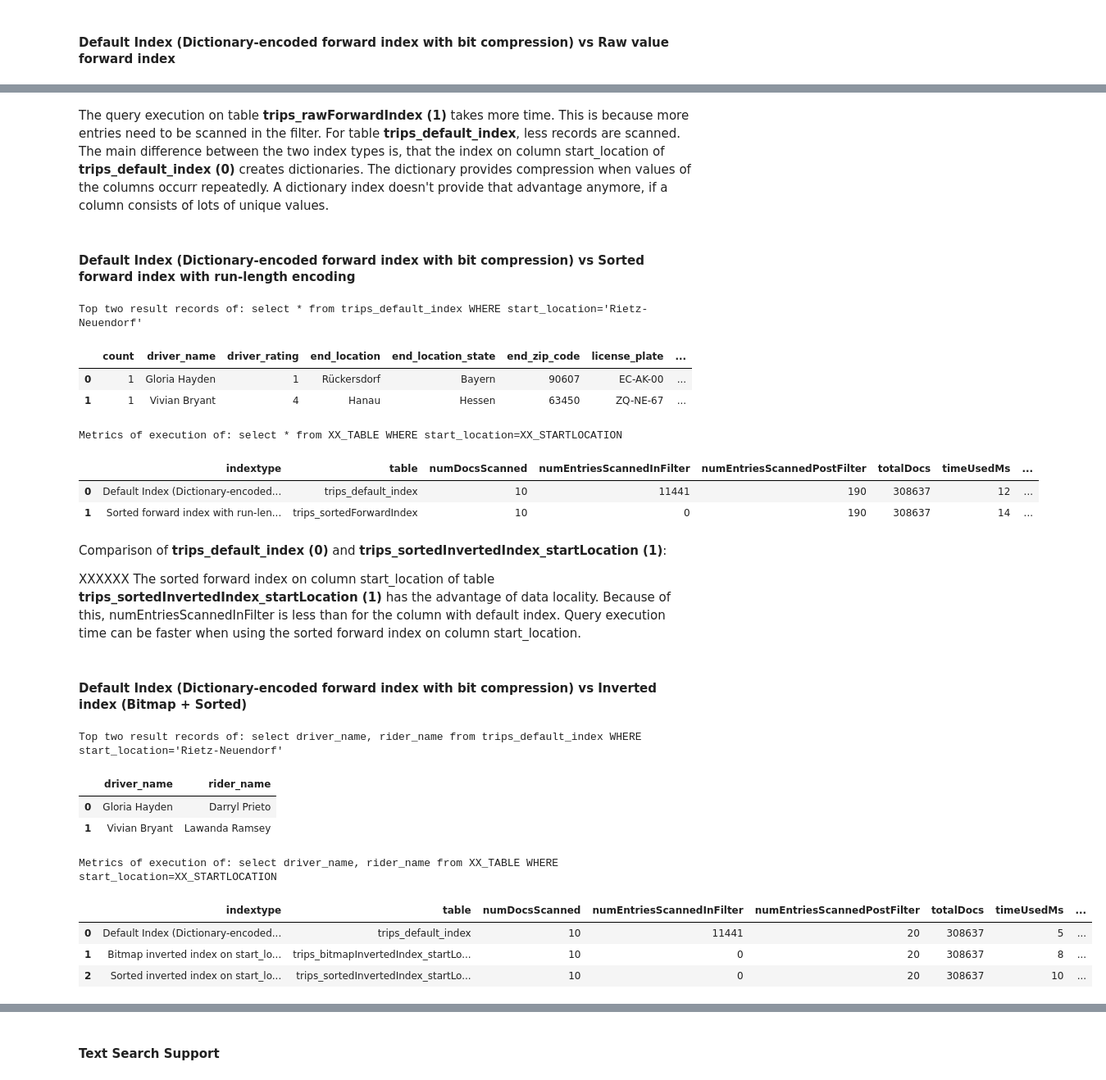
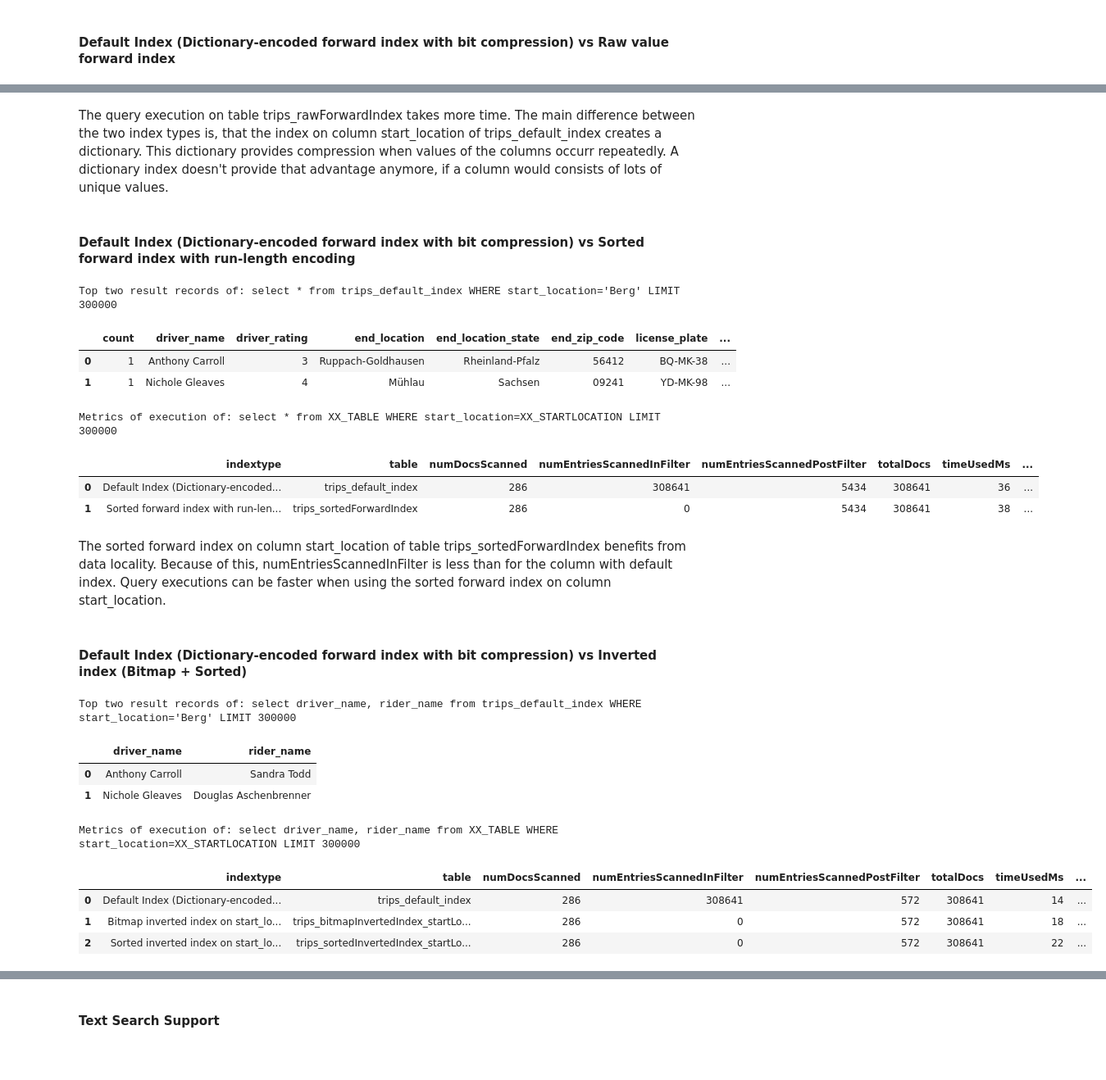
Before and after one commit to timebertt/adm-pinot, a Jupyter notebook: Index.ipynb, the cells around one changed output, grey strips where cells are left out. Shown at 82% size. Drawn from its saved outputs; the diff is of its cells as text; code cells hidden in the pictures; blank space fills up the shorter version.

Commit message:
Update Index Notebook (closing remarks tbd)

```diff
--- a/Index.ipynb
+++ b/Index.ipynb
@@ -21,5 +21,6 @@ The tables are real-time tables and consume data from the same Kafka topic. Ther
 (Remark: We are only checking the last updated time stamp for one specific table and assume, that there is no high time deviation for the different tables.)
 # %%
+#Array to collect details of created tables
 table_list = []
 
 json_tableConfig = {
@@ -55,6 +56,7 @@ json_tableConfig = {
   }
 }
 
+#helper function
 def createTable(newTable_name, index_text, tableconfig_json):
     #Input: Name of new table, index description, table configuration in json structure
     response = requests.post('http://pinot-controller.pinot:9000/tables', json=tableconfig_json)
@@ -76,20 +78,17 @@ newTable_rawForwardIndex["tableName"] = "trips_rawForwardIndex"
 newTable_rawForwardIndex["tableIndexConfig"]["noDictionaryColumns"] = ["start_location"]
 createTable(newTable_rawForwardIndex["tableName"], 'Raw value forward index on start_location',newTable_rawForwardIndex)
 
-
 # Create a new table with sorted forward index with run-length encoding
 newTable_sortedForwardIndex = copy.deepcopy(json_tableConfig)
 newTable_sortedForwardIndex["tableName"] = "trips_sortedForwardIndex"
 newTable_sortedForwardIndex["tableIndexConfig"]["sortedColumn"] = ["start_location"]
 createTable(newTable_sortedForwardIndex["tableName"],'Sorted forward index with run-length encoding on start location',newTable_sortedForwardIndex)
 
-
 # Create a new table with bitmap inverted index
 newTable_bitmapInvertedIndex2 = copy.deepcopy(json_tableConfig)
 newTable_bitmapInvertedIndex2["tableName"] = "trips_bitmapInvertedIndex_startLocation"
 newTable_bitmapInvertedIndex2["tableIndexConfig"]["invertedIndexColumns"] = ["start_location"]
 createTable(newTable_bitmapInvertedIndex2["tableName"],'Bitmap inverted index on start_location',newTable_bitmapInvertedIndex2)
-
 
 # Create a new table with sorted inverted index
 newTable_sortedInvertedIndex2 = copy.deepcopy(json_tableConfig)
@@ -98,7 +97,7 @@ newTable_sortedInvertedIndex2["tableIndexConfig"]["invertedIndexColumns"] = ["st
 newTable_sortedInvertedIndex2["tableIndexConfig"]["sortedColumn"] = ["start_location"]
 createTable(newTable_sortedInvertedIndex2["tableName"],'Sorted inverted index on start_location',newTable_sortedInvertedIndex2)
 
-# Create a new table with star tree  index
+# Create a new table with star tree index
 newTable_starTree1 = copy.deepcopy(json_tableConfig)
 newTable_starTree1["tableName"] = "trips_starTreeIndex"
 newTable_starTree1["tableIndexConfig"]["starTreeIndexConfigs"] = [{
@@ -112,37 +111,41 @@ newTable_starTree1["tableIndexConfig"]["starTreeIndexConfigs"] = [{
     ],
     "maxLeafRecords": 1
   }]
-createTable(newTable_starTree1["tableName"],'Star Tree 1',newTable_starTree1)
+createTable(newTable_starTree1["tableName"],'Star Tree',newTable_starTree1)
 
+# Create a new table with text index
+newTable_textIndex = copy.deepcopy(json_tableConfig)
+newTable_textIndex["tableName"] = "trips_textIndex"
 newTable_textIndex["tableIndexConfig"]["noDictionaryColumns"] = [
      "driver_name",
      "rider_name"
  ]
 createTable(newTable_textIndex["tableName"],'Text Index',newTable_textIndex)
 
-#Wait for tables to consume data for Kafka Topic
+#Wait for tables to finish data consumption from Kafka Topic
 tableConsuming = True
 while tableConsuming:
     response = requests.post('http://pinot-broker.pinot:8099/query/sql', json={
             "sql" : "SELECT * FROM trips_starTreeIndex"
         })
     response_json=response.json()
-    if response_json['minConsumingFreshnessTimeMs']>0 and response_json['minConsumingFreshnessTimeMs']<(int(round(time.time() * 1000)) - 15000 ) or response_json['minConsumingFreshnessTimeMs']>9000000036854775807:
+    if response_json['minConsumingFreshnessTimeMs']>0 and response_json['minConsumingFreshnessTimeMs']<(int(round(time.time() * 1000)) - 10000 ) or response_json['minConsumingFreshnessTimeMs']>9000000036854775807:
         tableConsuming = False;
         print("")
         print("--Consumption of generated data for trips_starTreeIndex finished--")
 
 
-#Read value for start location and driver name for later queries
+#Read value for start location and driver name to use it as variable for queries executed later
 sql_get_values = "SELECT start_location, driver_name FROM " + newTable_defaultIndex["tableName"]
 response = requests.post('http://pinot-broker.pinot:8099/query/sql', json={
             "sql" : sql_get_values
     })
 response_json=response.json()
 startLocation = response_json['resultTable']['rows'][0][0]
-#Only take the first name of the driver name
+#Read the first name of the driver name
 driverName = (response_json['resultTable']['rows'][0][1]).split()[0]
-print(""+startLocation + " (start location) and " + driverName + " (driver name) will be used later as query variables.")
+print("")
+print(""+startLocation + " (start location) and " + driverName + " (driver name) will be used as query variables later.")
 # %% [output]
 <Response [200]>
 {"status":"Table trips_default_index_REALTIME succesfully added"}
@@ -285,36 +289,34 @@ Metrics of execution of: select count, driver_name, driver_rating, end_location,
 # %% [markdown]
-The query execution on table __trips_rawForwardIndex (1)__ takes more time. This is because more entries need to be scanned in the filter.  For table __trips_default_index__, less records are scanned. The main difference between the two index types is, that the index on column start_location of __trips_default_index (0)__ creates dictionaries. The dictionary provides compression when values of the columns occurr repeatedly.
-A dictionary index doesn't provide that advantage anymore, if a column consists of lots of unique values.
+The query execution on table trips_rawForwardIndex takes more time. The main difference between the two index types is, that the index on column start_location of trips_default_index creates a dictionary. This dictionary provides compression when values of the columns occurr repeatedly.
+A dictionary index doesn't provide that advantage anymore, if a column would consists of lots of unique values.
 # %% [markdown]
 #### Default Index (Dictionary-encoded forward index with bit compression) vs Sorted forward index with run-length encoding
 # %%
-executeSQLStatement("select * from XX_TABLE WHERE start_location=XX_STARTLOCATION", [['trips_default_index', 'Default Index (Dictionary-encoded forward index with bit compression) for each column'],['trips_sortedForwardIndex', 'Sorted forward index with run-length encoding on start location']])
+executeSQLStatement("select * from XX_TABLE WHERE start_location=XX_STARTLOCATION LIMIT 300000", [['trips_default_index', 'Default Index (Dictionary-encoded forward index with bit compression) for each column'],['trips_sortedForwardIndex', 'Sorted forward index with run-length encoding on start location']])
 # %% [output]
-Top two result records of: select * from trips_default_index WHERE start_location='Rietz-Neuendorf'
+Top two result records of: select * from trips_default_index WHERE start_location='Berg' LIMIT 300000
 |  | count | driver_name | driver_rating | end_location | end_location_state | end_zip_code | license_plate | ... |
-| 0 | 1 | Gloria Hayden | 1 | Rückersdorf | Bayern | 90607 | EC-AK-00 | ... |
-| 1 | 1 | Vivian Bryant | 4 | Hanau | Hessen | 63450 | ZQ-NE-67 | ... |
+| 0 | 1 | Anthony Carroll | 3 | Ruppach-Goldhausen | Rheinland-Pfalz | 56412 | BQ-MK-38 | ... |
+| 1 | 1 | Nichole Gleaves | 4 | Mühlau | Sachsen | 09241 | YD-MK-98 | ... |
-Metrics of execution of: select * from XX_TABLE WHERE start_location=XX_STARTLOCATION
+Metrics of execution of: select * from XX_TABLE WHERE start_location=XX_STARTLOCATION LIMIT 300000
 |  | indextype | table | numDocsScanned | numEntriesScannedInFilter | numEntriesScannedPostFilter | totalDocs | timeUsedMs | ... |
-| 0 | Default Index (Dictionary-encoded... | trips_default_index | 10 | 11441 | 190 | 308637 | 12 | ... |
-| 1 | Sorted forward index with run-len... | trips_sortedForwardIndex | 10 | 0 | 190 | 308637 | 14 | ... |
+| 0 | Default Index (Dictionary-encoded... | trips_default_index | 286 | 308641 | 5434 | 308641 | 36 | ... |
+| 1 | Sorted forward index with run-len... | trips_sortedForwardIndex | 286 | 0 | 5434 | 308641 | 38 | ... |
 # %% [markdown]
-Comparison of __trips_default_index (0)__ and __trips_sortedInvertedIndex_startLocation (1)__:
-
-XXXXXX The sorted forward index on column start_location of table __trips_sortedInvertedIndex_startLocation (1)__ has the advantage of data locality. Because of this, numEntriesScannedInFilter is less than for the column with default index.
-Query execution time can be faster when using the sorted forward index on column start_location.
+The sorted forward index on column start_location of table trips_sortedForwardIndex benefits from data locality. Because of this, numEntriesScannedInFilter is less than for the column with default index.
+Query executions can be faster when using the sorted forward index on column start_location.
 # %% [markdown]
 #### Default Index (Dictionary-encoded forward index with bit compression) vs Inverted index (Bitmap + Sorted)
 # %%
-executeSQLStatement("select driver_name, rider_name from XX_TABLE WHERE start_location=XX_STARTLOCATION", [['trips_default_index', 'Default Index (Dictionary-encoded forward index with bit compression) for each column'],['trips_bitmapInvertedIndex_startLocation', 'Bitmap inverted index on start_location'],['trips_sortedInvertedIndex_startLocation','Sorted inverted index on start_location']])
+executeSQLStatement("select driver_name, rider_name from XX_TABLE WHERE start_location=XX_STARTLOCATION LIMIT 300000", [['trips_default_index', 'Default Index (Dictionary-encoded forward index with bit compression) for each column'],['trips_bitmapInvertedIndex_startLocation', 'Bitmap inverted index on start_location'],['trips_sortedInvertedIndex_startLocation','Sorted inverted index on start_location']])
 # %% [output]
-Top two result records of: select driver_name, rider_name from trips_default_index WHERE start_location='Rietz-Neuendorf'
+Top two result records of: select driver_name, rider_name from trips_default_index WHERE start_location='Berg' LIMIT 300000
 |  | driver_name | rider_name |
-| 0 | Gloria Hayden | Darryl Prieto |
-| 1 | Vivian Bryant | Lawanda Ramsey |
+| 0 | Anthony Carroll | Sandra Todd |
+| 1 | Nichole Gleaves | Douglas Aschenbrenner |
-Metrics of execution of: select driver_name, rider_name from XX_TABLE WHERE start_location=XX_STARTLOCATION
+Metrics of execution of: select driver_name, rider_name from XX_TABLE WHERE start_location=XX_STARTLOCATION LIMIT 300000
 |  | indextype | table | numDocsScanned | numEntriesScannedInFilter | numEntriesScannedPostFilter | totalDocs | timeUsedMs | ... |
-| 0 | Default Index (Dictionary-encoded... | trips_default_index | 10 | 11441 | 20 | 308637 | 5 | ... |
-| 1 | Bitmap inverted index on start_lo... | trips_bitmapInvertedIndex_startLo... | 10 | 0 | 20 | 308637 | 8 | ... |
-| 2 | Sorted inverted index on start_lo... | trips_sortedInvertedIndex_startLo... | 10 | 0 | 20 | 308637 | 10 | ... |
+| 0 | Default Index (Dictionary-encoded... | trips_default_index | 286 | 308641 | 572 | 308641 | 14 | ... |
+| 1 | Bitmap inverted index on start_lo... | trips_bitmapInvertedIndex_startLo... | 286 | 0 | 572 | 308641 | 18 | ... |
+| 2 | Sorted inverted index on start_lo... | trips_sortedInvertedIndex_startLo... | 286 | 0 | 572 | 308641 | 22 | ... |
 # %% [markdown]
```
Also changed, not shown: parts of 18 cells of this notebook.
